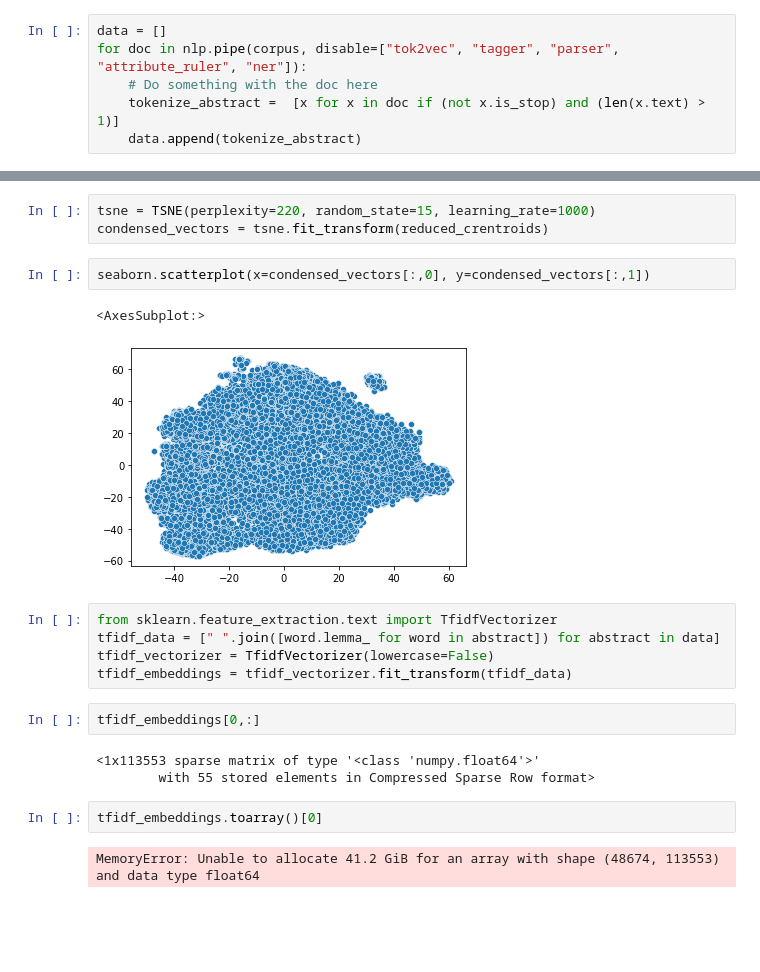
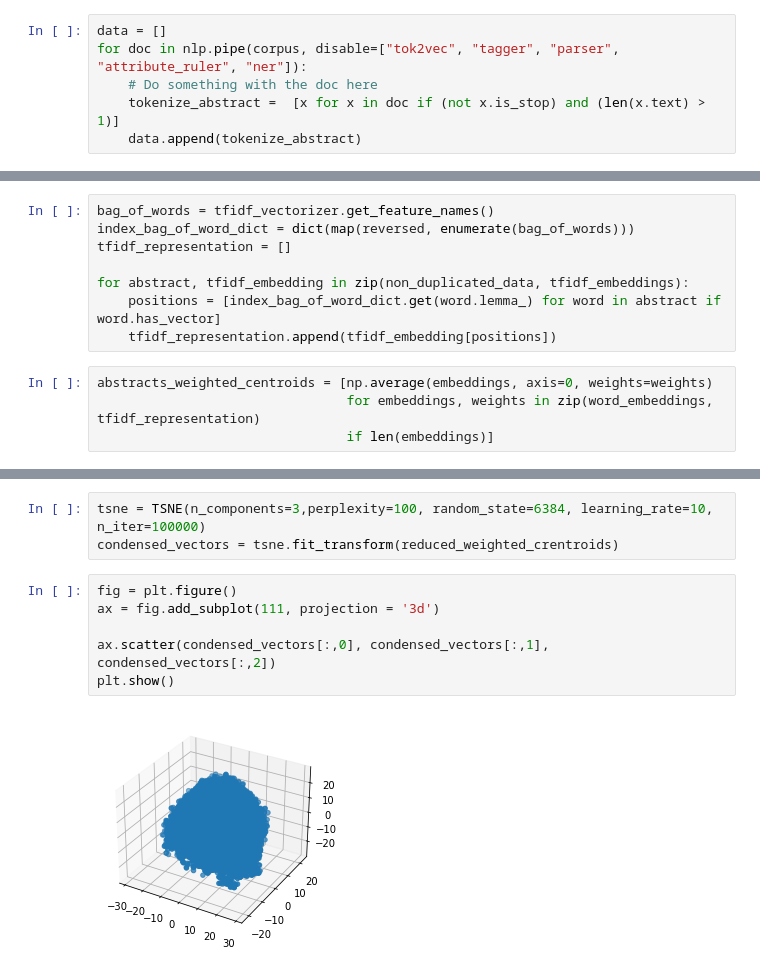
Before and after one commit to jato25/NSFClustering, a Jupyter notebook: NSFClustering.ipynb, the cells around one changed output, grey strips where cells are left out. Drawn from its saved outputs; the diff is of its cells as text; blank space fills up the shorter version.

```diff
--- a/NSFClustering.ipynb
+++ b/NSFClustering.ipynb
@@ -63,0 +92,12 @@ Total variance explained 0.85
+# %%
+bag_of_words = tfidf_vectorizer.get_feature_names()
+index_bag_of_word_dict = dict(map(reversed, enumerate(bag_of_words)))
+tfidf_representation = []
+
+for abstract, tfidf_embedding in zip(non_duplicated_data, tfidf_embeddings):
+    positions = [index_bag_of_word_dict.get(word.lemma_) for word in abstract if word.has_vector]
+    tfidf_representation.append(tfidf_embedding[positions])
+# %%
+abstracts_weighted_centroids = [np.average(embeddings, axis=0, weights=weights)
+                                for embeddings, weights in zip(word_embeddings, tfidf_representation)
+                                if len(embeddings)]
@@ -64,22 +111,11 @@ Total variance explained 0.85
 # %%
-tsne = TSNE(perplexity=220, random_state=15, learning_rate=1000)
-condensed_vectors = tsne.fit_transform(reduced_crentroids)
+tsne = TSNE(n_components=3,perplexity=100, random_state=6384, learning_rate=10, n_iter=100000)
+condensed_vectors = tsne.fit_transform(reduced_weighted_crentroids)
-# %%
-seaborn.scatterplot(x=condensed_vectors[:,0], y=condensed_vectors[:,1])
-# %% [output]
-<AxesSubplot:>
-[figure, removed]
-# %%
-from sklearn.feature_extraction.text import TfidfVectorizer
-tfidf_data = [" ".join([word.lemma_ for word in abstract]) for abstract in data]
-tfidf_vectorizer = TfidfVectorizer(lowercase=False)
-tfidf_embeddings = tfidf_vectorizer.fit_transform(tfidf_data)
-# %%
-tfidf_embeddings[0,:]
-# %% [output]
-<1x113553 sparse matrix of type '<class 'numpy.float64'>'
-        with 55 stored elements in Compressed Sparse Row format>
-# %%
-tfidf_embeddings.toarray()[0]
-# %% [output]
-MemoryError: Unable to allocate 41.2 GiB for an array with shape (48674, 113553) and data type float64
+# %%
+fig = plt.figure()
+ax = fig.add_subplot(111, projection = '3d')
+
+ax.scatter(condensed_vectors[:,0], condensed_vectors[:,1], condensed_vectors[:,2])
+plt.show()
+# %% [output]
+[figure, added]
```
Also changed, not shown: parts of 17 cells of this notebook.
